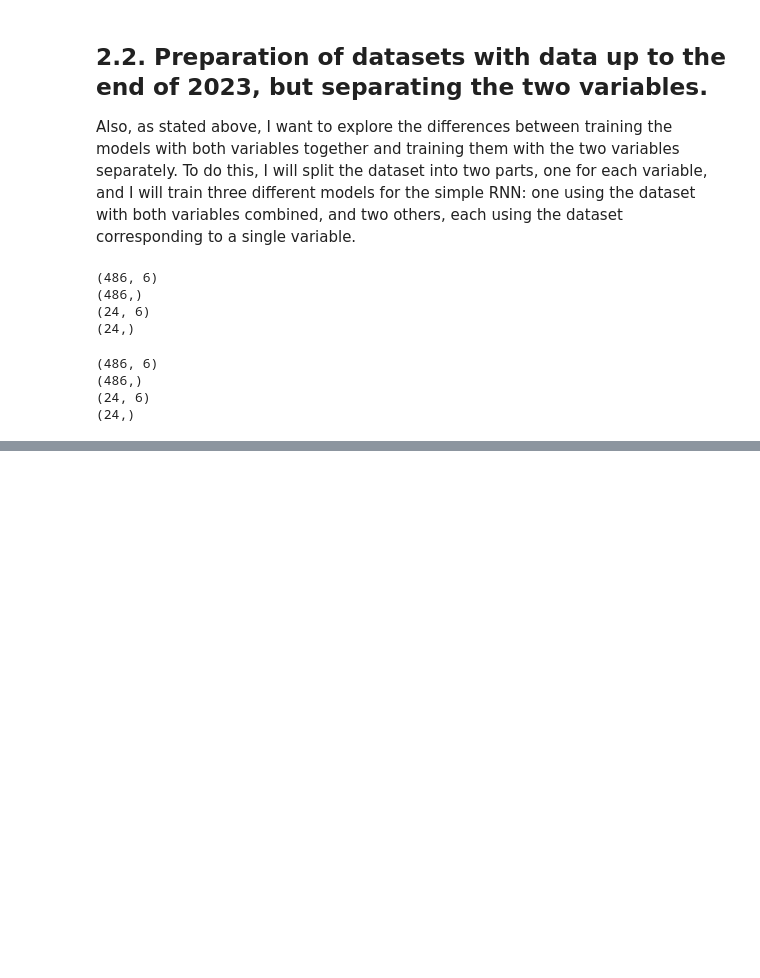
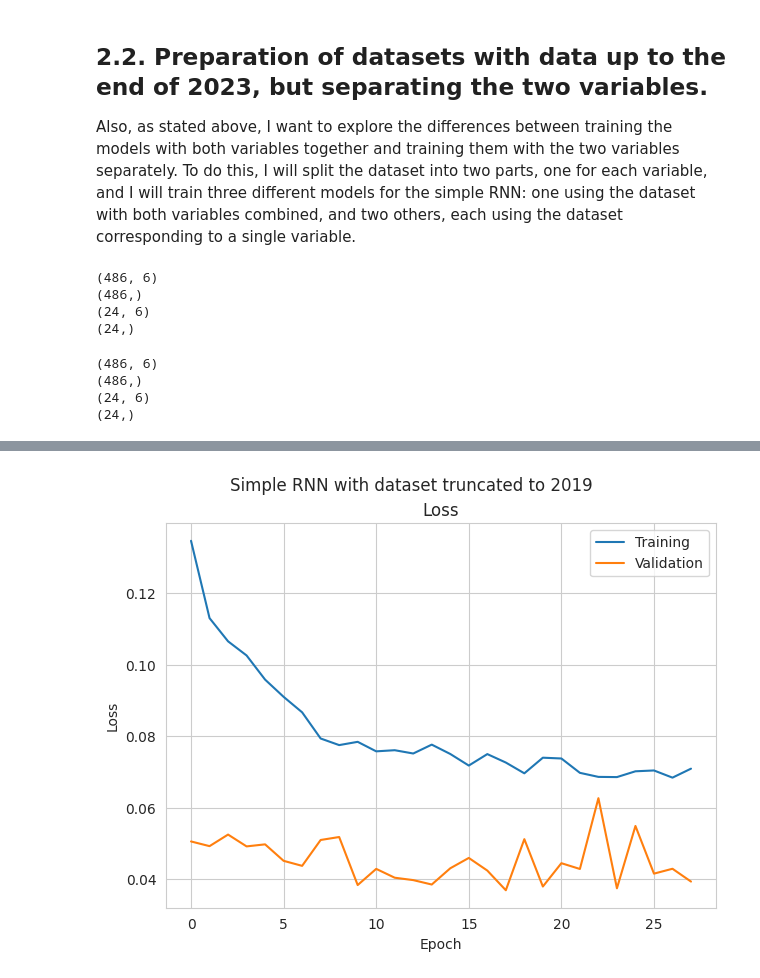
Before and after one commit to svalbuenaa/deep_learning_RNNs, a Jupyter notebook: deep-learning-rnns.ipynb, the cells around one changed output, grey strips where cells are left out. Saved outputs shown, nothing was run; the diff lists cells and outputs as text; code cells hidden in the pictures; blank space fills up the shorter version.

```diff
--- a/deep-learning-rnns.ipynb
+++ b/deep-learning-rnns.ipynb
@@ -451,0 +640,36 @@ print(y_test_ip.shape)
+# %%
+K.clear_session()
+
+# Input and output for all models with two variables
+n_features = output_size = 2
+
+# Define model
+model_RNN_simple_short = Sequential()
+model_RNN_simple_short.add(tf.keras.layers.Input(shape=(window_size,n_features)))
+model_RNN_simple_short.add(tf.keras.layers.SimpleRNN(units=12, dropout=0.1, return_sequences=False))
+model_RNN_simple_short.add(tf.keras.layers.Dense(units=6, activation="relu"))
+model_RNN_simple_short.add(tf.keras.layers.Dense(units=output_size, activation="linear"))
+
+# Compile
+model_RNN_simple_short.compile(optimizer="RMSProp", loss="mae")
+model_RNN_simple_short.summary()
+
+start = time.time()
+# Training
+
+# Callback for Early stopping
+early_stopping_model_RNN_simple_short = tf.keras.callbacks.EarlyStopping(
+    monitor='val_loss',
+    patience=10)
+
+# Model training
+history_model_RNN_simple_short = model_RNN_simple_short.fit(
+    x=X_train_short,
+    y=y_train_short,
+    epochs=100,
+    batch_size=20,
+    callbacks=[early_stopping_model_RNN_simple_short],
+    shuffle=False,
+    validation_data=(X_test_short, y_test_short))
+
+print("Training time: "+str(time.time()-start)+" seconds")
@@ -451,0 +707,5 @@ print(y_test_ip.shape)
+# %%
+# Show training and validation curves
+loss_acc_plot(history_model_RNN_simple_short,"Simple RNN with dataset truncated to 2019")
+# %% [output]
+[figure, added]
```
Also changed, not shown: parts of 18 cells of this notebook.
